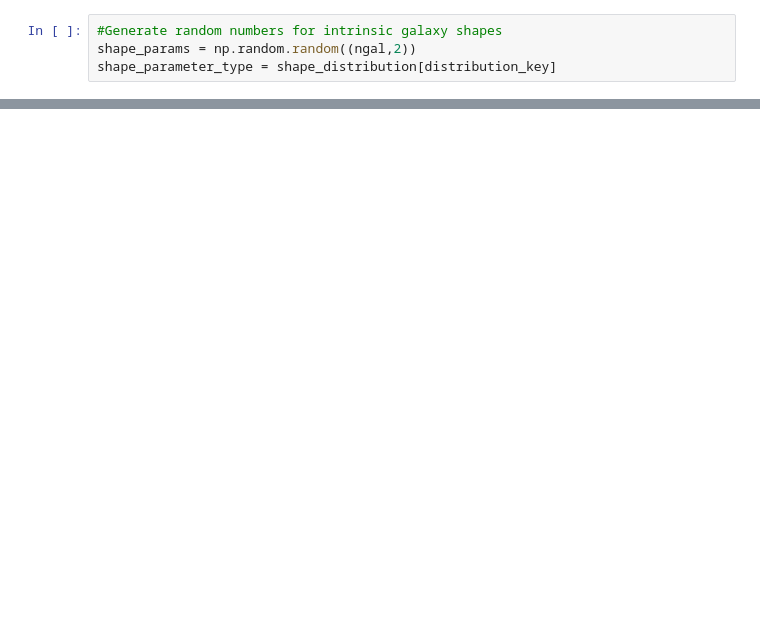
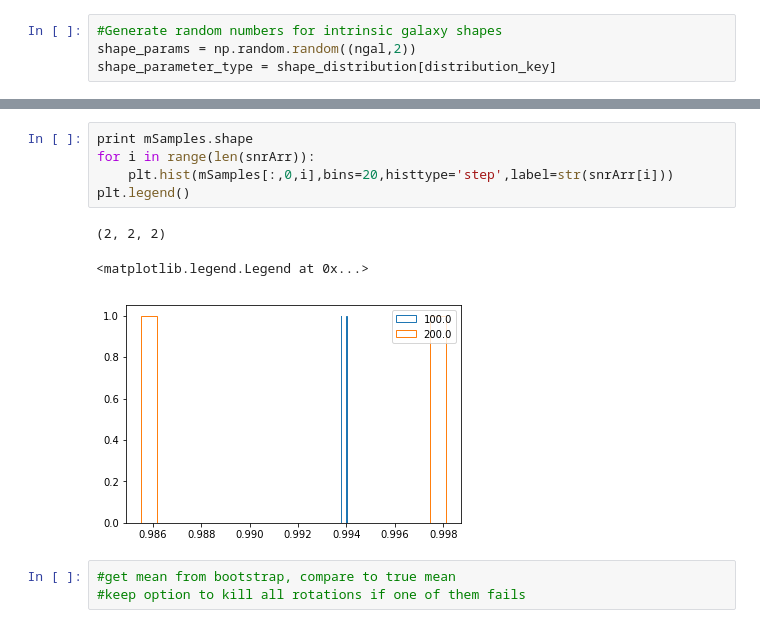
Before and after one commit to earosenberg/wl-bias-leaps, a Jupyter notebook: shape_measurement.ipynb, the cells around one changed output, grey strips where cells are left out. Saved outputs shown, nothing was run; the diff lists cells and outputs as text; blank space fills up the shorter version.

```diff
--- a/shape_measurement.ipynb
+++ b/shape_measurement.ipynb
@@ -201,0 +336,12 @@ array([[-0.02142182,  0.03017878],
+# %%
+print mSamples.shape
+for i in range(len(snrArr)):
+    plt.hist(mSamples[:,0,i],bins=20,histtype='step',label=str(snrArr[i]))
+plt.legend()
+# %% [output]
+(2, 2, 2)
+<matplotlib.legend.Legend at 0x...>
+[figure, added]
+# %%
+#get mean from bootstrap, compare to true mean
+#keep option to kill all rotations if one of them fails
```
Also changed, not shown: parts of 30 cells of this notebook.
